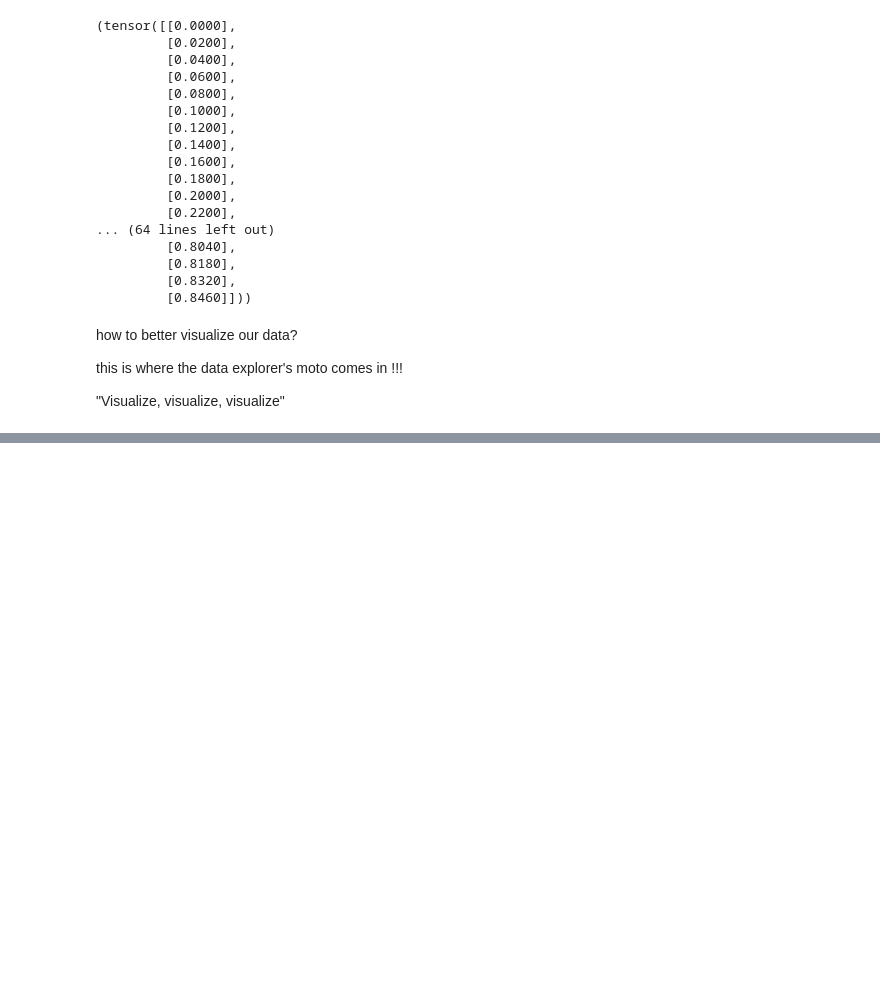
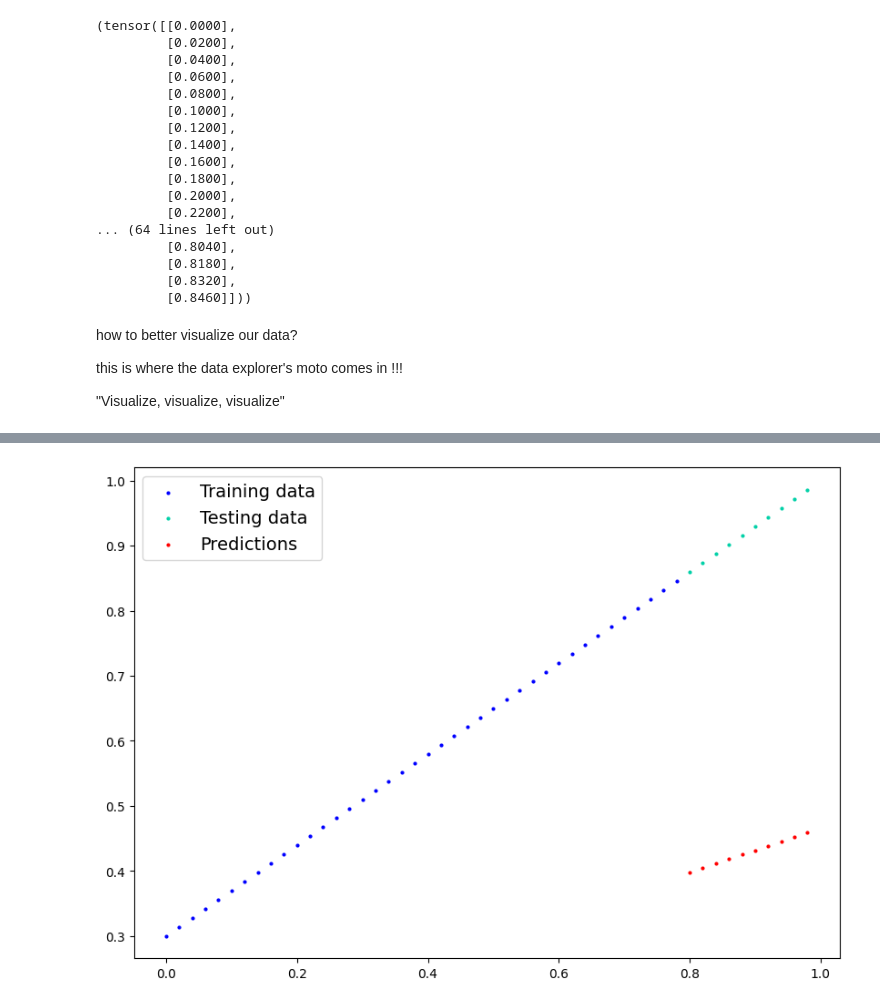
Before and after one commit to ReImage-CollegeProject/Learn_PyTorch, a Jupyter notebook: 01_PyTorch_Workflow.ipynb, the cells around one changed output, grey strips where cells are left out. Cells and saved outputs as stored; diff of their text form; code cells hidden in the pictures; blank space fills up the shorter version.

```diff
--- a/01_PyTorch_Workflow.ipynb
+++ b/01_PyTorch_Workflow.ipynb
@@ -232,0 +524,4 @@ Resources:
+# %%
+plot_predictions(predictions=y_preds)
+# %% [output]
+[figure, added]
```
Also changed, not shown: parts of 57 cells of this notebook.
